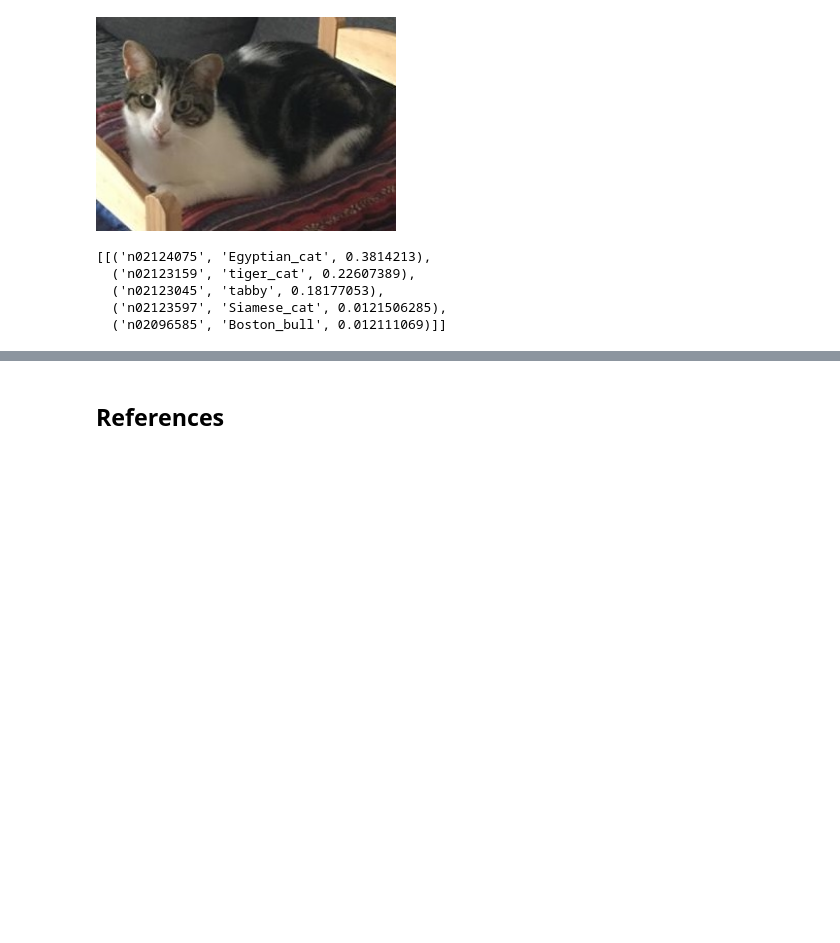
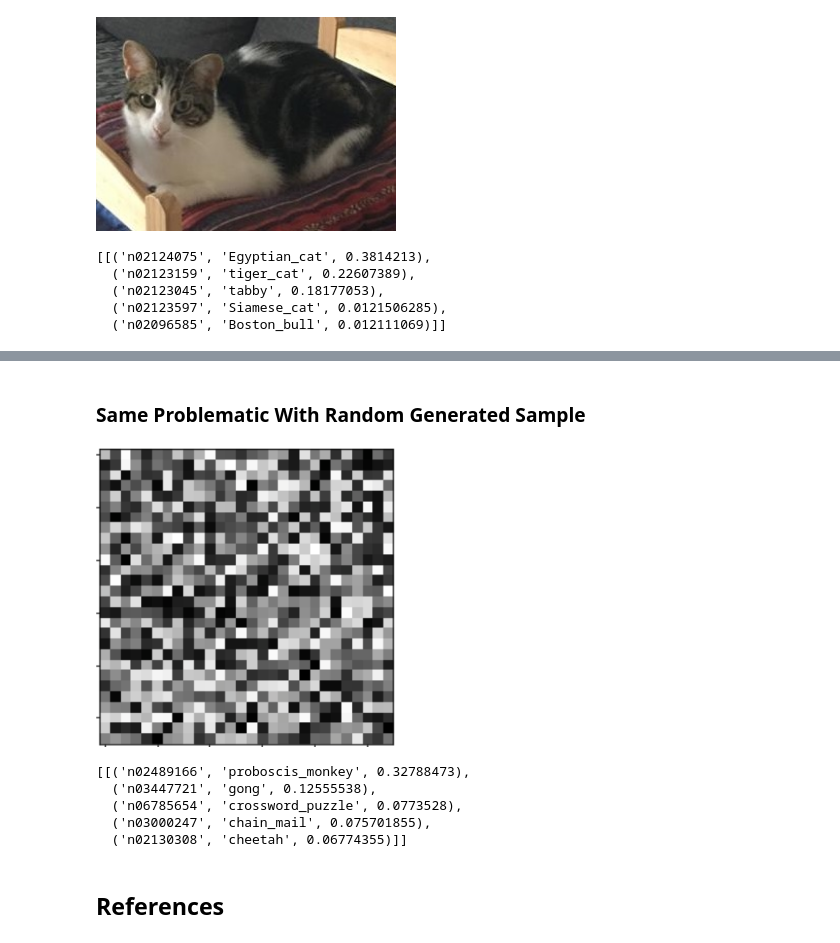
Before and after one commit to mabj/spikes, a Jupyter notebook: keras/keras_notes.ipynb, the cells around one changed output, grey strips where cells are left out. Drawn from its saved outputs; the diff is of its cells as text; code cells hidden in the pictures; blank space fills up the shorter version.

```diff
--- a/keras/keras_notes.ipynb
+++ b/keras/keras_notes.ipynb
@@ -767,3 +783,21 @@ result
+# %% [markdown]
+### Same Problematic With Random Generated Sample
+# %%
+img_path="data/random/sample.1.png"
+Image(filename=img_path, width=300, height=200)
+# %% [output]
+[figure, added]
+# %%
+sample_data = prepare_image(img_path)
+result = mobile.predict(sample_data)
+result = imagenet_utils.decode_predictions(result)
+result
+# %% [output]
+[[('n02489166', 'proboscis_monkey', 0.32788473),
+  ('n03447721', 'gong', 0.12555538),
+  ('n06785654', 'crossword_puzzle', 0.0773528),
+  ('n03000247', 'chain_mail', 0.075701855),
+  ('n02130308', 'cheetah', 0.06774355)]]
 # %% [markdown]
 ## References
 # %% [markdown]
```
Also changed, not shown: parts of 2 cells of this notebook, 3 other files.
